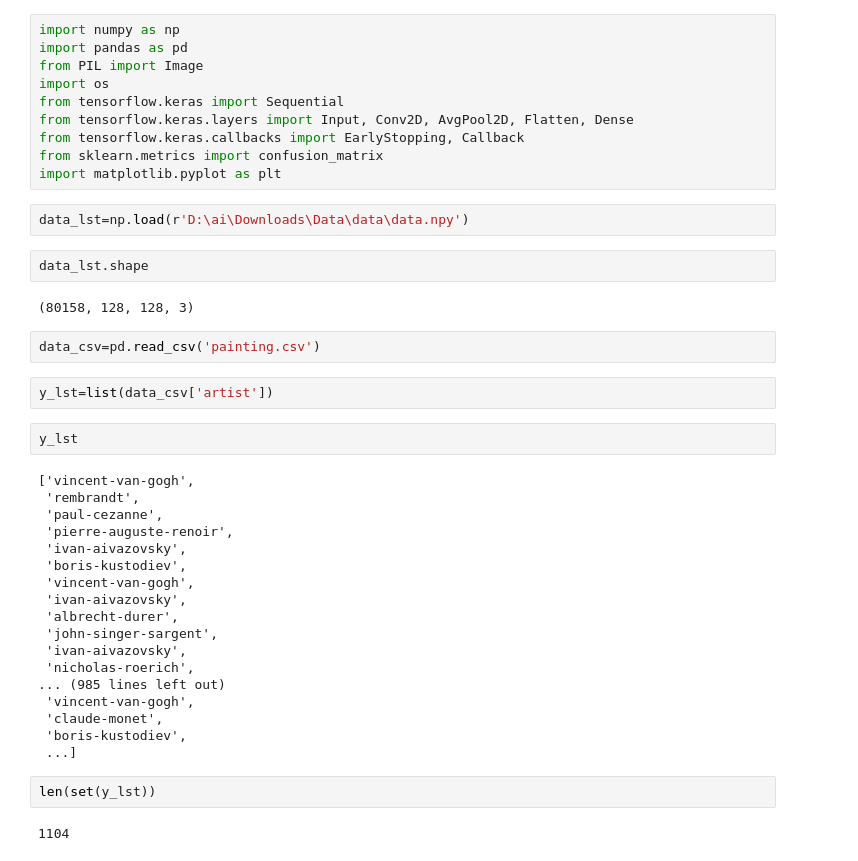
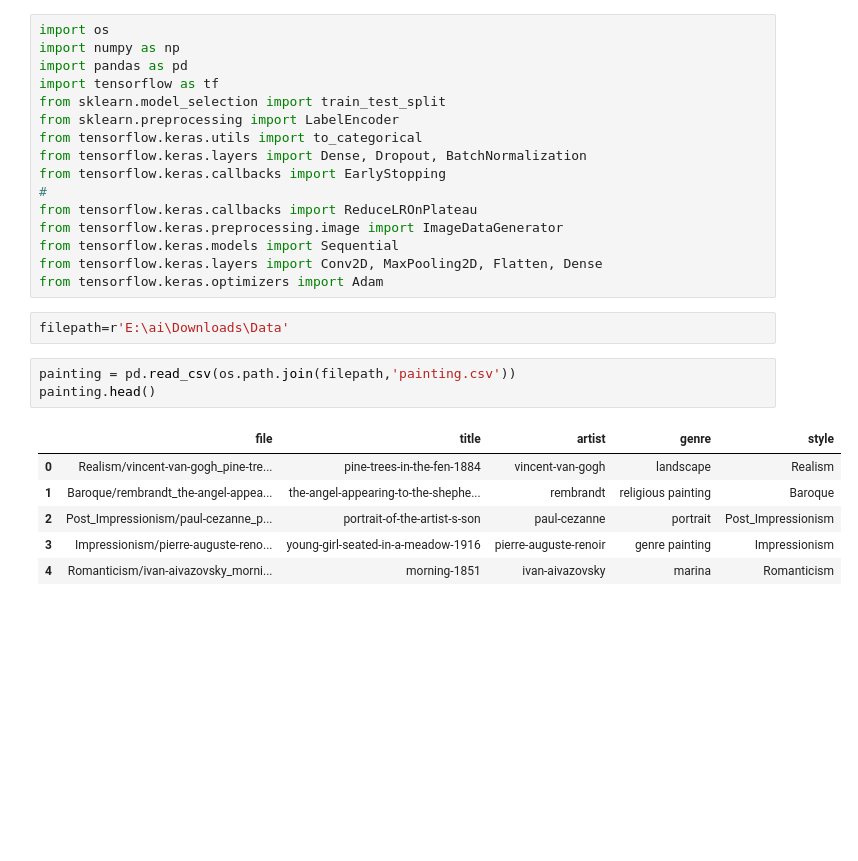
Before and after one commit to sehyeon24/2ndTeamProject, a Jupyter notebook: source/artist/Untitled.ipynb, the cells around one changed output. Cells and saved outputs as stored; diff of their text form; blank space fills up the shorter version.

```diff
--- a/source/artist/Untitled.ipynb
+++ b/source/artist/Untitled.ipynb
@@ -1,44 +1,28 @@
 # %%
+import os
 import numpy as np
 import pandas as pd
-from PIL import Image
-import os
-from tensorflow.keras import Sequential
-from tensorflow.keras.layers import Input, Conv2D, AvgPool2D, Flatten, Dense
-from tensorflow.keras.callbacks import EarlyStopping, Callback
-from sklearn.metrics import confusion_matrix
-import matplotlib.pyplot as plt
+import tensorflow as tf
+from sklearn.model_selection import train_test_split
+from sklearn.preprocessing import LabelEncoder
+from tensorflow.keras.utils import to_categorical
+from tensorflow.keras.layers import Dense, Dropout, BatchNormalization
+from tensorflow.keras.callbacks import EarlyStopping
+#
+from tensorflow.keras.callbacks import ReduceLROnPlateau
+from tensorflow.keras.preprocessing.image import ImageDataGenerator
+from tensorflow.keras.models import Sequential
+from tensorflow.keras.layers import Conv2D, MaxPooling2D, Flatten, Dense
+from tensorflow.keras.optimizers import Adam
 # %%
-data_lst=np.load(r'D:\ai\Downloads\Data\data\data.npy')
+filepath=r'E:\ai\Downloads\Data'
-# %%
-data_lst.shape
-# %% [output]
-(80158, 128, 128, 3)
 # %%
-data_csv=pd.read_csv('painting.csv')
+painting = pd.read_csv(os.path.join(filepath,'painting.csv'))
+painting.head()
+# %% [output]
+|  | file | title | artist | genre | style |
+| 0 | Realism/vincent-van-gogh_pine-tre... | pine-trees-in-the-fen-1884 | vincent-van-gogh | landscape | Realism |
+| 1 | Baroque/rembrandt_the-angel-appea... | the-angel-appearing-to-the-shephe... | rembrandt | religious painting | Baroque |
+| 2 | Post_Impressionism/paul-cezanne_p... | portrait-of-the-artist-s-son | paul-cezanne | portrait | Post_Impressionism |
+| 3 | Impressionism/pierre-auguste-reno... | young-girl-seated-in-a-meadow-1916 | pierre-auguste-renoir | genre painting | Impressionism |
+| 4 | Romanticism/ivan-aivazovsky_morni... | morning-1851 | ivan-aivazovsky | marina | Romanticism |
-# %%
-y_lst=list(data_csv['artist'])
-# %%
-y_lst
-# %% [output]
-['vincent-van-gogh',
- 'rembrandt',
- 'paul-cezanne',
- 'pierre-auguste-renoir',
- 'ivan-aivazovsky',
- 'boris-kustodiev',
- 'vincent-van-gogh',
- 'ivan-aivazovsky',
- 'albrecht-durer',
- 'john-singer-sargent',
- 'ivan-aivazovsky',
- 'nicholas-roerich',
-... (985 lines left out)
- 'vincent-van-gogh',
- 'claude-monet',
- 'boris-kustodiev',
- ...]
-# %%
-len(set(y_lst))
-# %% [output]
-1104
```
Also changed, not shown: parts of 18 cells of this notebook, 3 other files.
